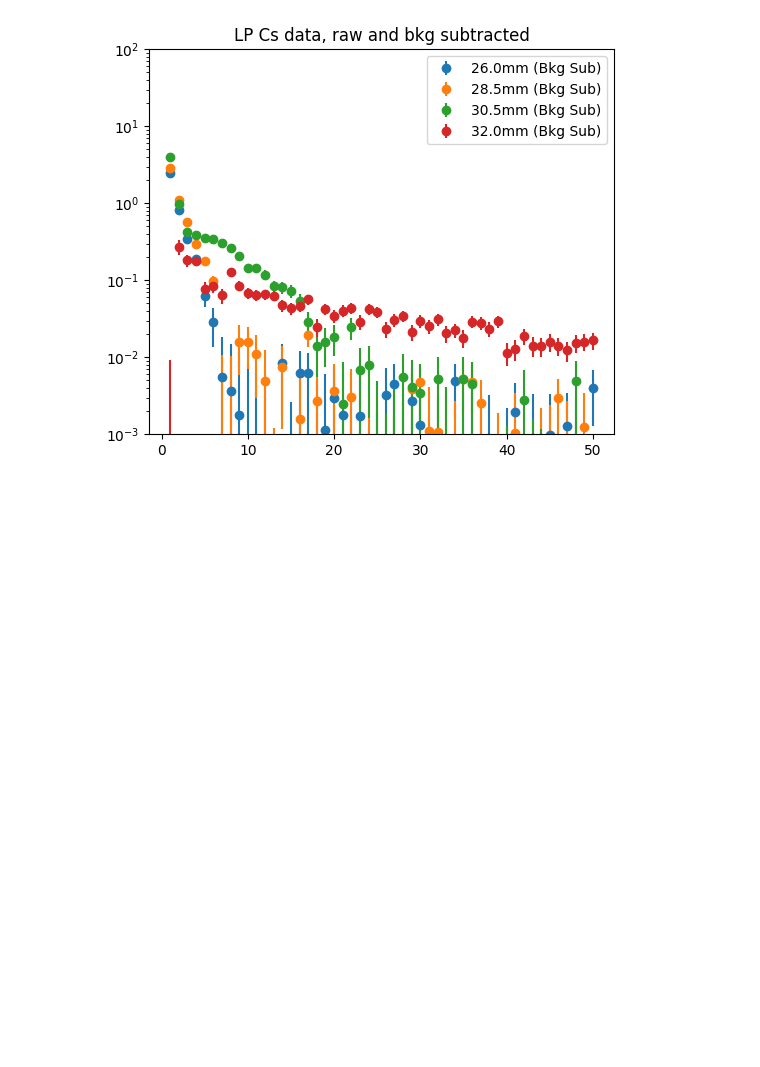
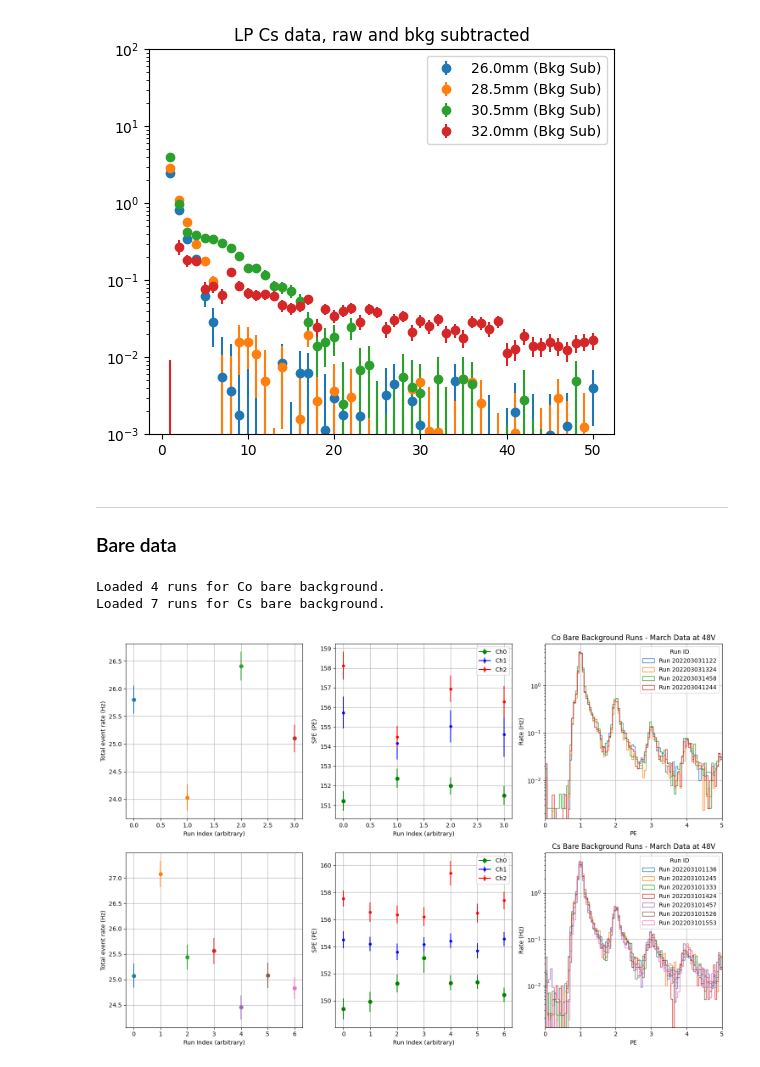
Before and after one commit to austindsc/cf4_analysisPipeline, a Jupyter notebook: comp2/DataAnalysis/all_spectra.ipynb, the cells around one changed output. Saved outputs shown, nothing was run; the diff lists cells and outputs as text; code cells hidden in the pictures; blank space fills up the shorter version.

```diff
--- a/comp2/DataAnalysis/all_spectra.ipynb
+++ b/comp2/DataAnalysis/all_spectra.ipynb
@@ -332,3 +333,81 @@ axsig.legend()
 plt.show()
 # %% [output]
 [figure]
+# %% [markdown]
+---
+### Bare data
+# %%
+## loading run lists for bare backgrounds (Co and Cs)
+rid_Co_bare_bkg = np.loadtxt(os.path.join(COMP2PATH, "runLists/CoLists/bare_march_48V_bkg.txt"), dtype=str).tolist()
+rid_Cs_bare_bkg = np.loadtxt(os.path.join(COMP2PATH, "runLists/CsLists/bare_march_48V_bkg.txt"), dtype=str).tolist()
+print(f"Loaded {len(rid_Co_bare_bkg)} runs for Co bare background.")
+print(f"Loaded {len(rid_Cs_bare_bkg)} runs for Cs bare background.")
+
+runId, speValues, rc_Co_bare_bkg, tFiles = MS.ExtractSPE(fileConfig=os.path.join(COMP2PATH, "pyScripts/files.json"), anaConfig=os.path.join(COMP2PATH, "pyScripts/speAnalysis.json"), argRunList=rid_Co_bare_bkg)
+runId, speValues, rc_Cs_bare_bkg, tFiles2 = MS.ExtractSPE(fileConfig=os.path.join(COMP2PATH, "pyScripts/files.json"), anaConfig=os.path.join(COMP2PATH, "pyScripts/speAnalysis.json"), argRunList=rid_Cs_bare_bkg)
+# %% [output]
+Loaded 4 runs for Co bare background.
+Loaded 7 runs for Cs bare background.
+# %%
+## plotting SPE vs background run for bare data (Co and Cs combined)
+fig, ((axrate_co, axspe_co, axbkg_co), (axrate_cs, axspe_cs, axbkg_cs)) = plt.subplots(2, 3, figsize=(15, 10))
+
+anaCfg = MS.AnalysisConfig(os.path.join(COMP2PATH, "pyScripts/analysis.json"))
+chCols = ["green", "blue", "red"]
+
+# Co bare backgrounds
+for i, rc in enumerate(rc_Co_bare_bkg):
+  rc.mpl_hist(axbkg_co, rate=True, color=f"C{i}", label=f"Run {rc.id}", histtype='step')
+  axrate_co.errorbar(i, rc.GetRate(), yerr=rc.GetRateError(), marker='o', color=f"C{i}", label=f"Run {rc.id}")
+  for ich in range(anaCfg.nChan):
+    chan = rc.GetChan(ich)
+    label = f"Ch{ich}" if i == 0 else None
+    msize = 6 if ich == 0 else 4
+    axspe_co.errorbar(i, chan.mSpe.spe, yerr=chan.mSpe.espe, marker="o", markersize=msize, color=chCols[ich], label=label)
+
+# Cs bare backgrounds
+for i, rc in enumerate(rc_Cs_bare_bkg):
+  rc.mpl_hist(axbkg_cs, rate=True, color=f"C{i}", label=f"Run {rc.id}", histtype='step')
+  axrate_cs.errorbar(i, rc.GetRate(), yerr=rc.GetRateError(), marker='o', color=f"C{i}", label=f"Run {rc.id}")
+  for ich in range(anaCfg.nChan):
+    chan = rc.GetChan(ich)
+    label = f"Ch{ich}" if i == 0 else None
+    msize = 6 if ich == 0 else 4
+    axspe_cs.errorbar(i, chan.mSpe.spe, yerr=chan.mSpe.espe, marker="o", markersize=msize, color=chCols[ich], label=label)
+
+# Co formatting
+axrate_co.set_ylabel("Total event rate (Hz)")
+axrate_co.set_xlabel("Run Index (arbitrary)")
+axrate_co.grid()
+axspe_co.legend()
+axspe_co.set_ylabel("SPE (PE)")
+axspe_co.set_xlabel("Run Index (arbitrary)")
+axspe_co.grid()
+axbkg_co.legend(title="Run ID")
+axbkg_co.set_xlabel("PE")
+axbkg_co.set_ylabel("Rate (Hz)")
+axbkg_co.set_xlim(0, 5)
+axbkg_co.set_yscale('log')
+axbkg_co.grid()
+axbkg_co.set_title("Co Bare Background Runs - March Data at 48V")
+
+# Cs formatting
+axrate_cs.set_ylabel("Total event rate (Hz)")
+axrate_cs.set_xlabel("Run Index (arbitrary)")
+axrate_cs.grid()
+axspe_cs.legend()
+axspe_cs.set_ylabel("SPE (PE)")
+axspe_cs.set_xlabel("Run Index (arbitrary)")
+axspe_cs.grid()
+axbkg_cs.legend(title="Run ID")
+axbkg_cs.set_xlabel("PE")
+axbkg_cs.set_ylabel("Rate (Hz)")
+axbkg_cs.set_xlim(0, 5)
+axbkg_cs.set_yscale('log')
+axbkg_cs.grid()
+axbkg_cs.set_title("Cs Bare Background Runs - March Data at 48V")
+
+plt.tight_layout()
+plt.show()
+# %% [output]
+[figure, added]
```
Also changed, not shown: parts of 15 cells of this notebook, 13 other files.
